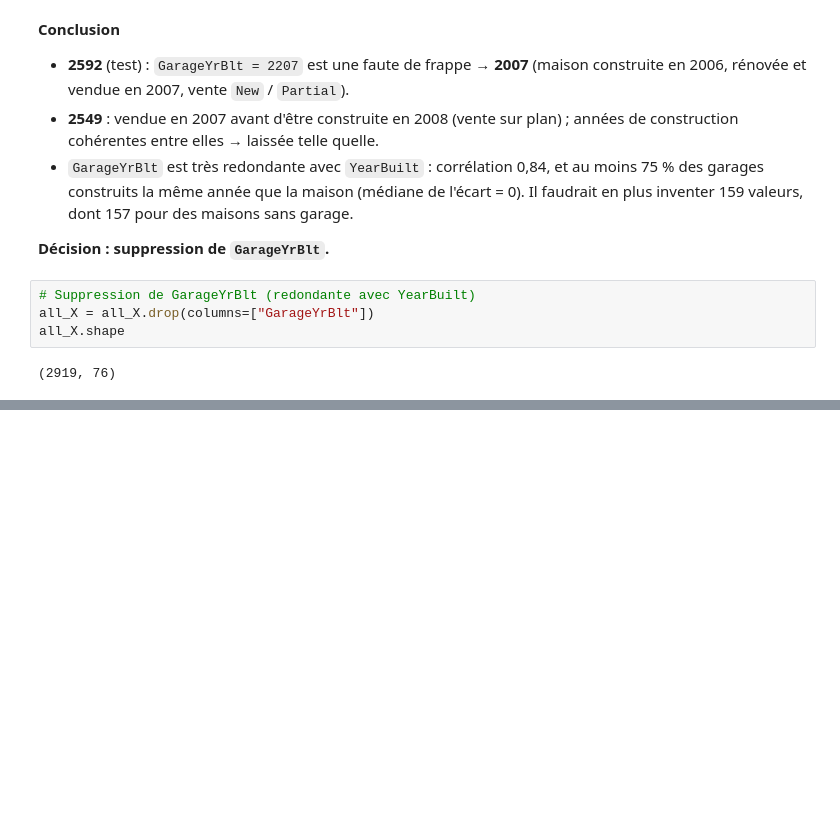
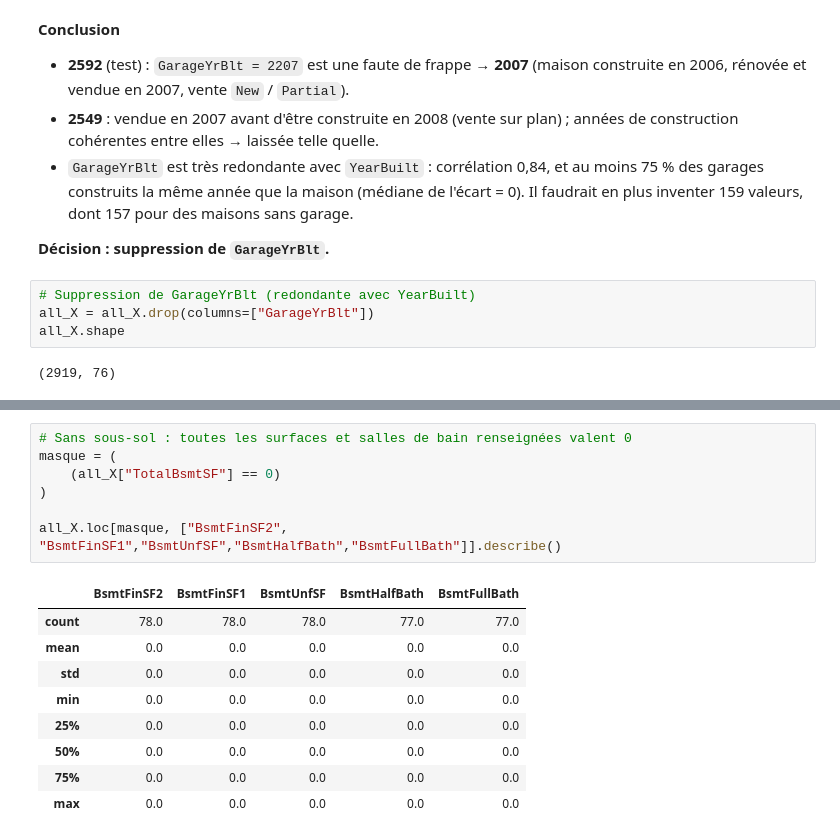
Before and after one commit to raybelpro77git/kaggle-house-prices, a Jupyter notebook: notebooks/01_eda.ipynb, the cells around one changed output, grey strips where cells are left out. Cells and saved outputs as stored; diff of their text form; blank space fills up the shorter version.

```diff
--- a/notebooks/01_eda.ipynb
+++ b/notebooks/01_eda.ipynb
@@ -1077,0 +1332,17 @@ all_X.shape
+# %%
+# Sans sous-sol : toutes les surfaces et salles de bain renseignées valent 0
+masque = (
+    (all_X["TotalBsmtSF"] == 0)
+)
+
+all_X.loc[masque, ["BsmtFinSF2", "BsmtFinSF1","BsmtUnfSF","BsmtHalfBath","BsmtFullBath"]].describe()
+# %% [output]
+|  | BsmtFinSF2 | BsmtFinSF1 | BsmtUnfSF | BsmtHalfBath | BsmtFullBath |
+| count | 78.0 | 78.0 | 78.0 | 77.0 | 77.0 |
+| mean | 0.0 | 0.0 | 0.0 | 0.0 | 0.0 |
+| std | 0.0 | 0.0 | 0.0 | 0.0 | 0.0 |
+| min | 0.0 | 0.0 | 0.0 | 0.0 | 0.0 |
+| 25% | 0.0 | 0.0 | 0.0 | 0.0 | 0.0 |
+| 50% | 0.0 | 0.0 | 0.0 | 0.0 | 0.0 |
+| 75% | 0.0 | 0.0 | 0.0 | 0.0 | 0.0 |
+| max | 0.0 | 0.0 | 0.0 | 0.0 | 0.0 |
```
Also changed, not shown: parts of 56 cells of this notebook, 1 other file.
